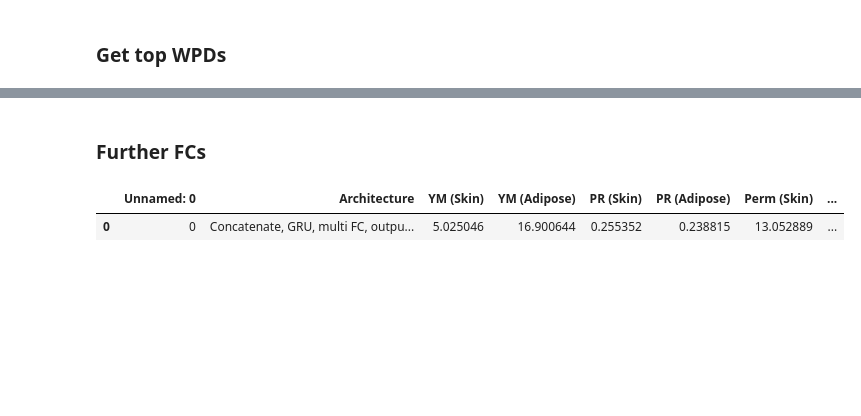
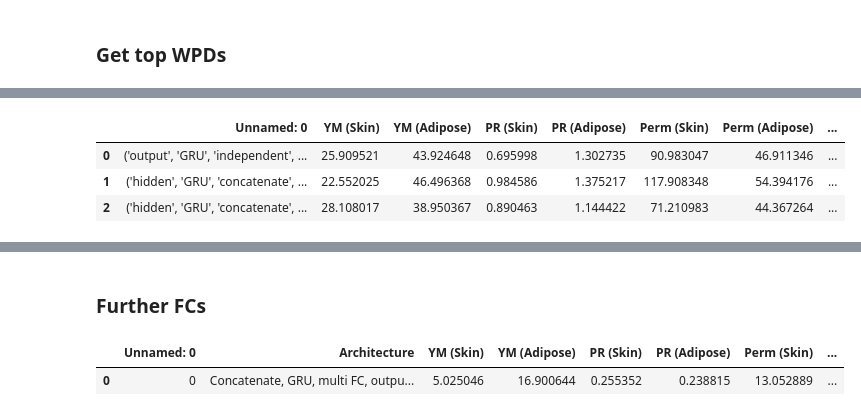
Before and after one commit to RobbieSoutham/SkinLearning, a Jupyter notebook: Notebooks/KFCV Results.ipynb, the cells around one changed output, grey strips where cells are left out. Drawn from its saved outputs; the diff is of its cells as text; code cells hidden in the pictures; blank space fills up the shorter version.

```diff
--- a/Notebooks/KFCV Results.ipynb
+++ b/Notebooks/KFCV Results.ipynb
@@ -172,0 +203,11 @@ wpds.to_csv("../Results/KFCV/WPD/top_3_temporal.csv")
+# %%
+# level 7 256 for both concatenate and independent
+
+display(gru)
+display(lstm)
+display(rnn)
+# %% [output]
+|  | Unnamed: 0 | YM (Skin) | YM (Adipose) | PR (Skin) | PR (Adipose) | Perm (Skin) | Perm (Adipose) | ... |
+| 0 | ('output', 'GRU', 'independent', ... | 25.909521 | 43.924648 | 0.695998 | 1.302735 | 90.983047 | 46.911346 | ... |
+| 1 | ('hidden', 'GRU', 'concatenate', ... | 22.552025 | 46.496368 | 0.984586 | 1.375217 | 117.908348 | 54.394176 | ... |
+| 2 | ('hidden', 'GRU', 'concatenate', ... | 28.108017 | 38.950367 | 0.890463 | 1.144422 | 71.210983 | 44.367264 | ... |
```
Also changed, not shown: parts of 13 cells of this notebook, 12 other files.
